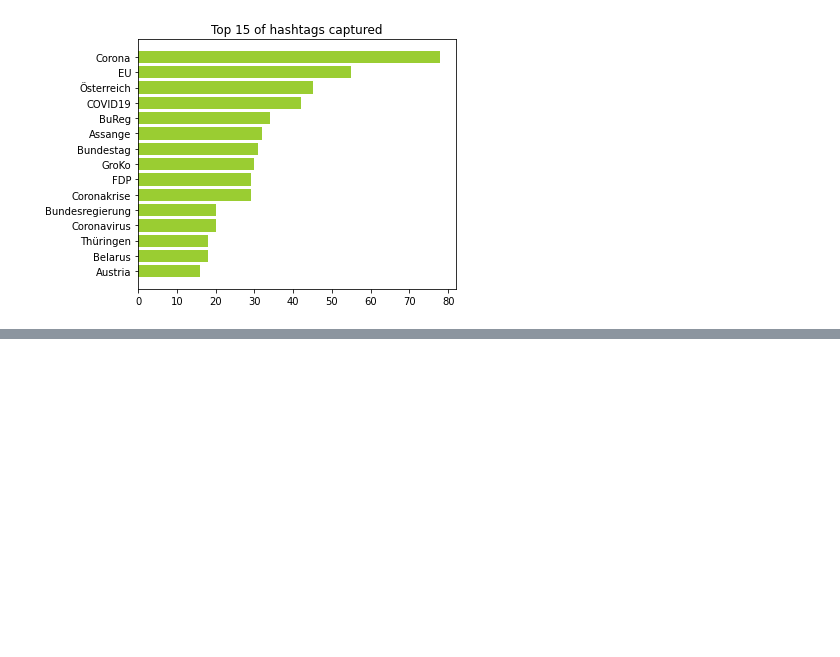
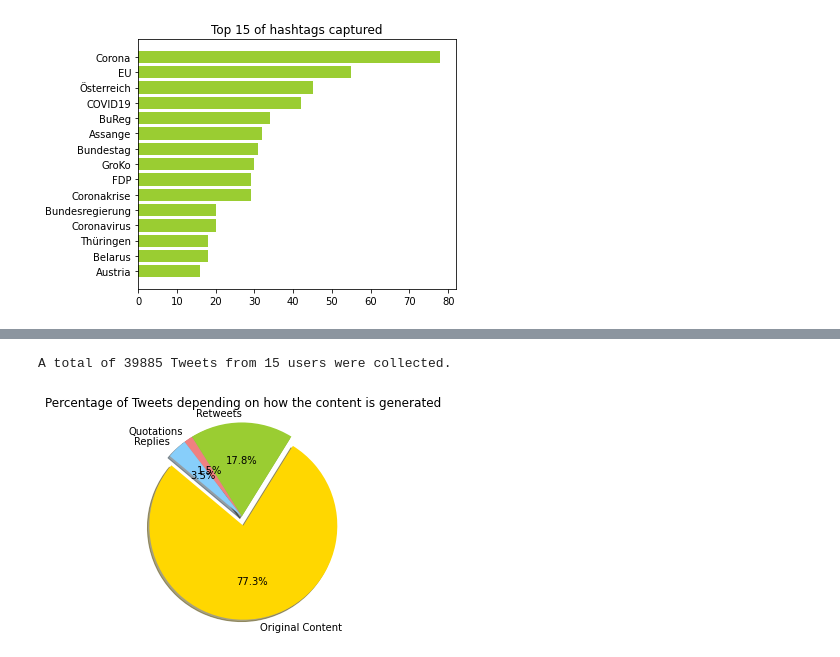
Before and after one commit to huestisk/covid-twitter, a Jupyter notebook: report.ipynb, the cells around one changed output, grey strips where cells are left out. Saved outputs shown, nothing was run; the diff lists cells and outputs as text; code cells hidden in the pictures; blank space fills up the shorter version.

```diff
--- a/report.ipynb
+++ b/report.ipynb
@@ -397,6 +468,9 @@ A total of 5898 Tweets from 8 users were collected.
 # %%
 def plotTweetTypes(my_tweets):
-    """Plot how many of them are retweets, replies, quotations or original tweets"""
+    """Plot how many of them are retweets, replies, quotations or original tweets
+
+    Credit: Provided by the Professor
+    """
     my_tweets.rewind() #Reset cursor
     retweets = replies = quotations = originals = 0
     for t in my_tweets:
@@ -568,0 +696,9 @@ data = compareData(critical_dates, covid_tweet_dates, 'Tweet Frequency vs. Criti
+# %%
+# New collection
+col = db.altUserTweets
+
+searcher = SearchTwitter(api, db, col)
+
+for user in ALT_USERS:
+    searcher.search_by_user(user)
+    print("Finished collecting Tweets from user @" + user)
@@ -568,0 +721,15 @@ data = compareData(critical_dates, covid_tweet_dates, 'Tweet Frequency vs. Criti
+# %%
+# Retrieve Tweets
+alt_tweets = col.find({},{'lang':1, '_id':0, 'text':1, 'created_at':1,
+    'entities.hashtags':1, 'in_reply_to_status_id':1, 'is_quote_status':1,
+    'retweeted_status':1, 'user.screen_name':1})
+
+num_alt_tweets = col.count()
+
+print("A total of " + str(num_alt_tweets) + " Tweets from " + str(len(ALT_USERS)) + " users were collected.")
+# %% [output]
+A total of 39885 Tweets from 15 users were collected.
+# %%
+plotTweetTypes(alt_tweets)
+# %% [output]
+[figure, added]
```
Also changed, not shown: parts of 43 cells of this notebook, 5 other files.
